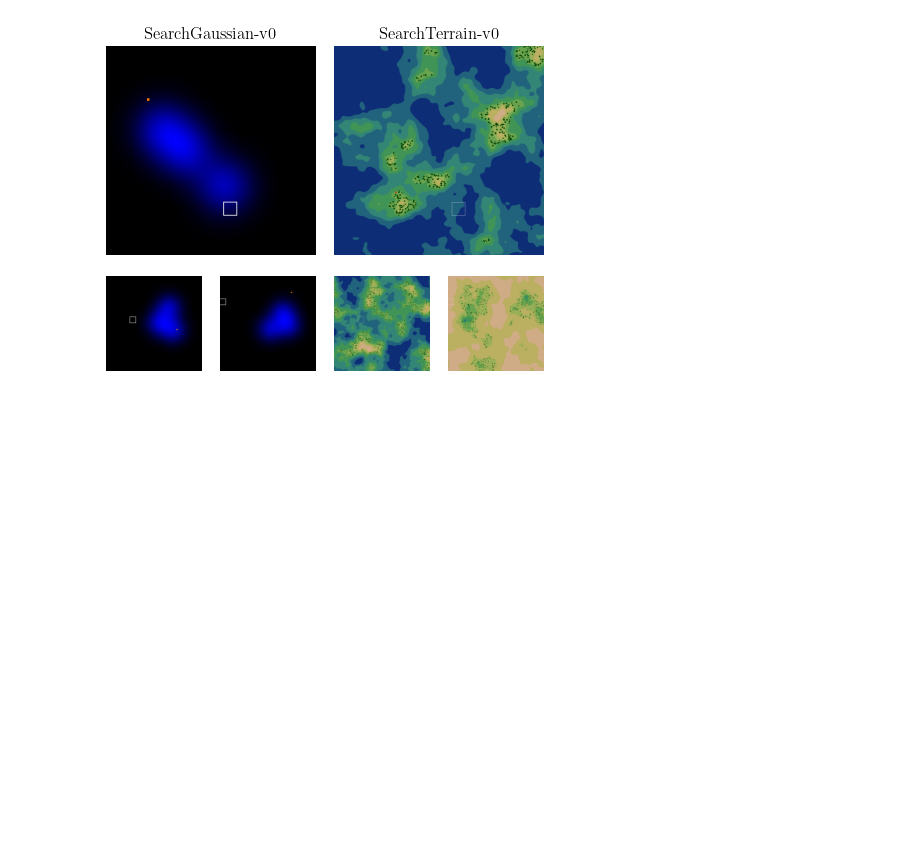
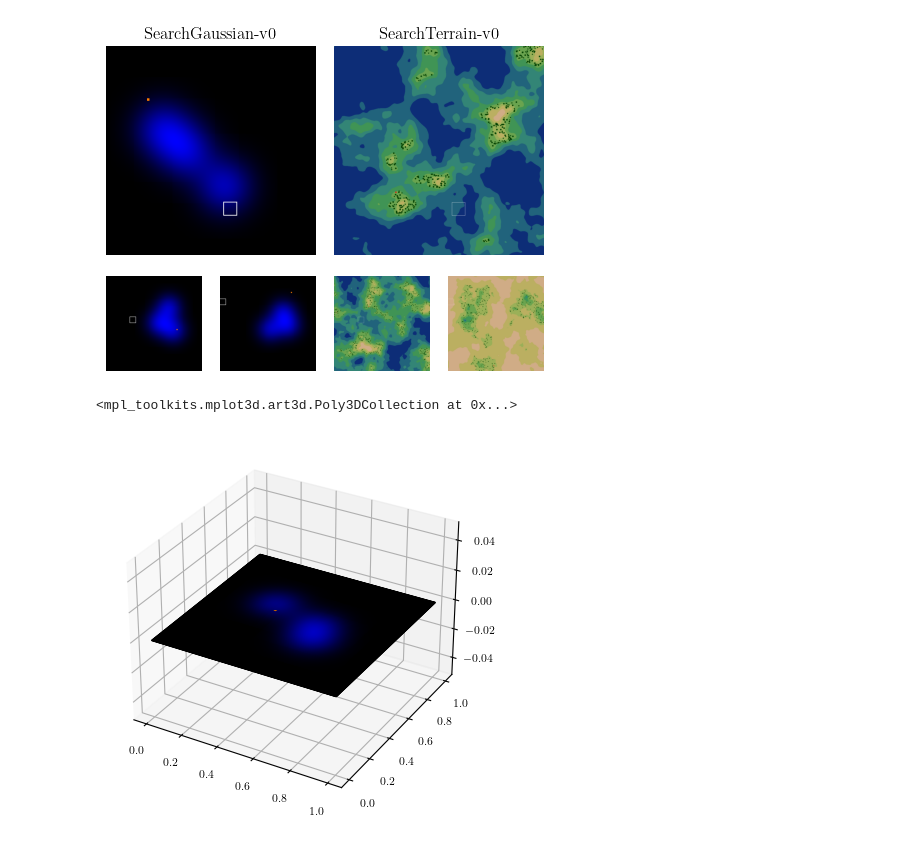
Before and after one commit to fumlig/visualsearch, a Jupyter notebook: plot.ipynb, the cells around one changed output. Cells and saved outputs as stored; diff of their text form; code cells hidden in the pictures; blank space fills up the shorter version.

```diff
--- a/plot.ipynb
+++ b/plot.ipynb
@@ -88,3 +88,32 @@ for env_id in ENV_IDS:
 fig.savefig(figpath("environments"), pad_inches=0.0)
 # %% [output]
 [figure]
+# %%
+import gym
+import gym_search
+
+env = gym.make("SearchGaussian-v0")
+obs = env.reset()
+img = env.render(mode="rgb_array", show_view=False, show_targets=False, show_hits=False, show_path=False)
+
+h, w, _c = img.shape
+
+# https://stackoverflow.com/questions/25287861/creating-intersecting-images-in-matplotlib-with-imshow-or-other-function/25295272#25295272
+
+fig = plt.figure()
+ax = plt.axes(projection='3d')
+
+#points = [(10, 20, 1), (4, 1, 3)]
+#xs, ys, zs = zip(*points)
+#ax.scatter(xs, ys, zs)
+#ax.grid(False)
+
+xx, yy = np.meshgrid(np.linspace(0, 1, h), np.linspace(0, 1, w))
+zz = np.zeros((h, w))
+ax.plot_surface(xx, yy, zz, rstride=1, cstride=1, facecolors=img/255)
+
+#view = env.view
+#ax.add_patch(mpl.patches.Rectangle(view.pos, *view.shape, linewidth=1, edgecolor="r"))
+# %% [output]
+<mpl_toolkits.mplot3d.art3d.Poly3DCollection at 0x...>
+[figure, added]
```
Also changed, not shown: 6 other files.
